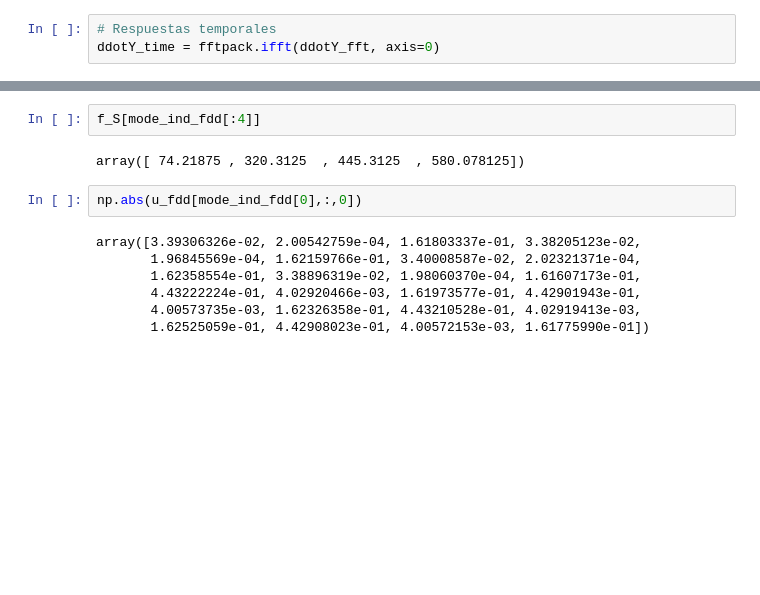
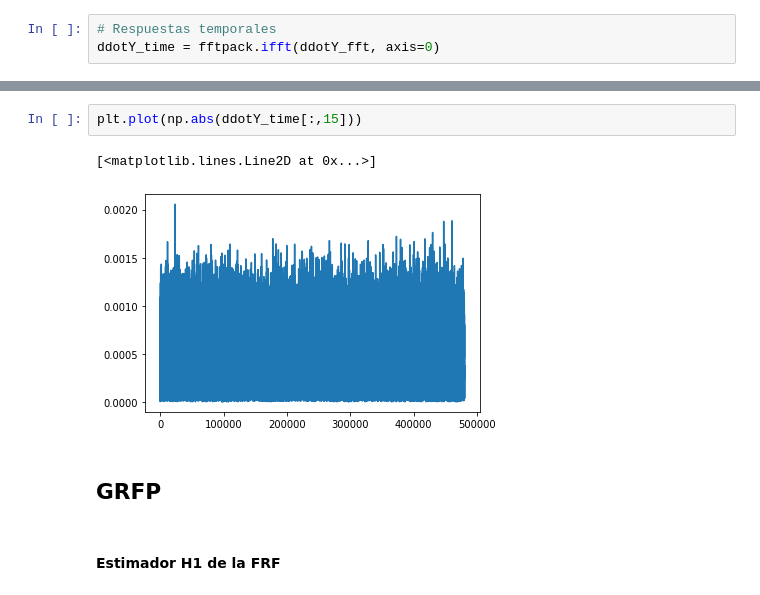
Before and after one commit to rafadodo/atelier, a Jupyter notebook: modal_analysis_from_f06.ipynb, the cells around one changed output, grey strips where cells are left out. Cells and saved outputs as stored; diff of their text form; blank space fills up the shorter version.

```diff
--- a/modal_analysis_from_f06.ipynb
+++ b/modal_analysis_from_f06.ipynb
@@ -177,13 +126,9 @@ plt.show()
-# %%
-f_S[mode_ind_fdd[:4]]
-# %% [output]
-array([ 74.21875 , 320.3125  , 445.3125  , 580.078125])
-# %%
-np.abs(u_fdd[mode_ind_fdd[0],:,0])
-# %% [output]
-array([3.39306326e-02, 2.00542759e-04, 1.61803337e-01, 3.38205123e-02,
-       1.96845569e-04, 1.62159766e-01, 3.40008587e-02, 2.02321371e-04,
-       1.62358554e-01, 3.38896319e-02, 1.98060370e-04, 1.61607173e-01,
-       4.43222224e-01, 4.02920466e-03, 1.61973577e-01, 4.42901943e-01,
-       4.00573735e-03, 1.62326358e-01, 4.43210528e-01, 4.02919413e-03,
-       1.62525059e-01, 4.42908023e-01, 4.00572153e-03, 1.61775990e-01])
+# %%
+plt.plot(np.abs(ddotY_time[:,15]))
+# %% [output]
+[<matplotlib.lines.Line2D at 0x...>]
+[figure, added]
+# %% [markdown]
+## GRFP
+# %% [markdown]
+#### Estimador H1 de la FRF
```
Also changed, not shown: parts of 46 cells of this notebook, 1 other file.
